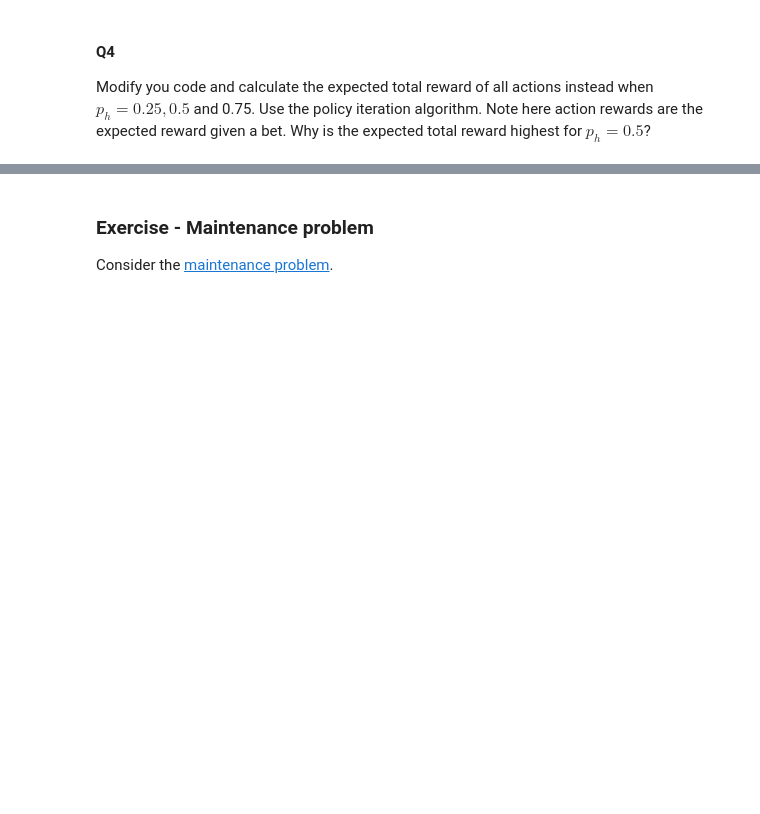
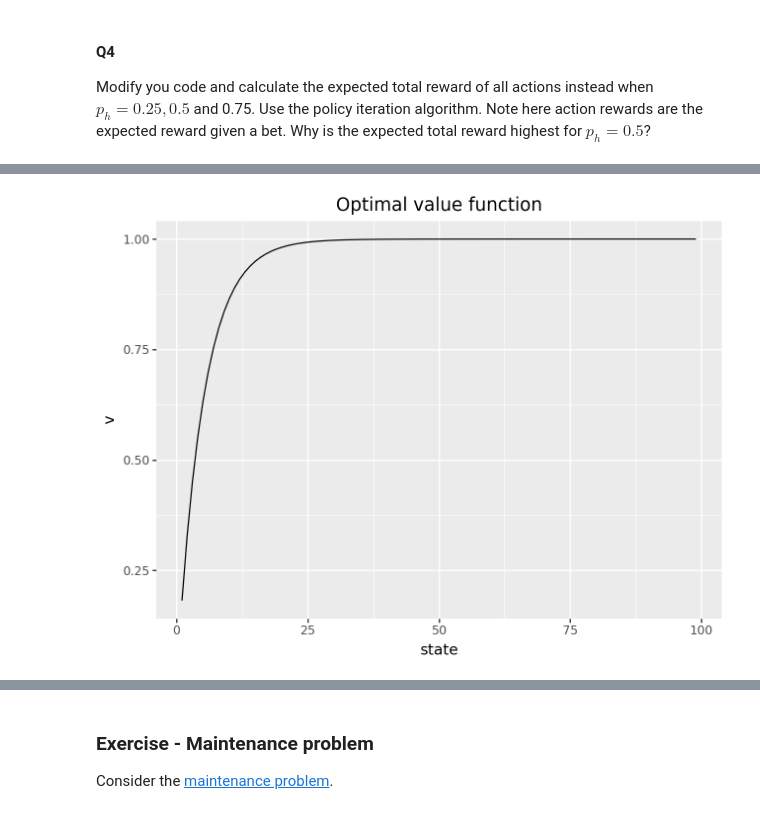
Before and after one commit to Maziger/master-reinforcement-learning, a Jupyter notebook: Notebooks/08_dynamic_programming.ipynb, the cells around one changed output, grey strips where cells are left out. Saved outputs shown, nothing was run; the diff lists cells and outputs as text; code cells hidden in the pictures; blank space fills up the shorter version.

```diff
--- a/Notebooks/08_dynamic_programming.ipynb
+++ b/Notebooks/08_dynamic_programming.ipynb
@@ -1311,0 +1270,81 @@ plot_results(0.75)
+# %%
+#@title Solution (Q4)
+
+# We update the function
+def build_gambler_model(ph = 0.4, goal = 100, obj_eq_pr = True):
+    terminate = goal + 1  # terminal state
+    fail = 0  # Loose all money
+    return mdp
+    mdp.add_state_space(range(goal + 2))
+
+## Add action labels
+    for s_l in mdp.get_state_keys():
+        s = int(s_l)
+        if s > fail and s < goal:
+            mdp.add_action_space(s_l, range(1, min(s, goal-s) + 1))
+        if s == fail:
+            mdp.add_action_space(s_l, ["Loose"])
+        if s == goal:
+            mdp.add_action_space(s_l, ["Win"])
+        if s == terminate:
+            mdp.add_action_space(s_l, ["Terminal"])
+
+    ## Add trans pr and rewards to actions
+    mdp.add_action(str(fail), "Loose", 0, {str(terminate): 1})
+    mdp.add_action(str(goal), "Win", 1, {str(terminate): 1})
+    mdp.add_action(str(terminate), "Terminal", 0, {str(terminate): 1})
+
+    for s in range(1, goal):  # states 1-99
+        s_l = str(s)
+        for a_l in mdp.get_action_keys(s_l):
+            a = int(a_l)
+            pr = {str(s+a): ph, str(s-a): 1-ph}
+            if obj_eq_pr:
+                # Original version: only reward for reaching goal
+                mdp.add_action(s_l, a_l, 0, pr)
+            else:
+                # Expected reward version: immediate reward = expected value of bet
+                expected_reward = a * (2*ph - 1)  # ph*a + (1-ph)*(-a) = a*(2*ph-1)
+                mdp.add_action(s_l, a_l, expected_reward, pr)
+
+    mdp.check()
+    print("Created MDP:", mdp.get_mdp_info())
+    return mdp
+
+## Next, we define a function for plotting the results
+def plot_results(ph):
+    mdp = build_gambler_model(ph = ph, obj_eq_pr = False)
+    mdp.value_iteration(1)
+    df_result = mdp.get_policy(add_state_values = True) >> mutate(state = X.state.astype(int), alg = "MDP")
+    df_result.set_index("state")
+
+    # Plots
+    df_result = df_result >> mask(X.state >= 1, X.state <= 99) >> mutate(action = X.action.astype(int))
+
+    pt = (
+        ggplot(df_result, aes("state", "v"))
+        + geom_line()
+        + theme(legend_position='bottom')
+        + labs(title = "Optimal value function")
+    )
+    pt.show()
+
+    pt = (
+        ggplot(df_result, aes("state", "action"))
+        + geom_col()
+        + theme(legend_position='bottom')
+        + labs(title = "Optimal policy")
+    )
+    pt.show()
+
+    print("Expected total reward s = 50:", round(df_result.loc[50, 'v'],4))
+
+print("Results p_h = 0.25")
+plot_results(0.25)
+print("\nResults p_h = 0.5")
+plot_results(0.5)
+print("\nResults p_h = 0.75")
+plot_results(0.75)
+
+# Reward depends on ...
+# %% [output]
@@ -1311,0 +1353 @@ plot_results(0.75)
+[figure, added]
```
Also changed, not shown: parts of 3 cells of this notebook.
